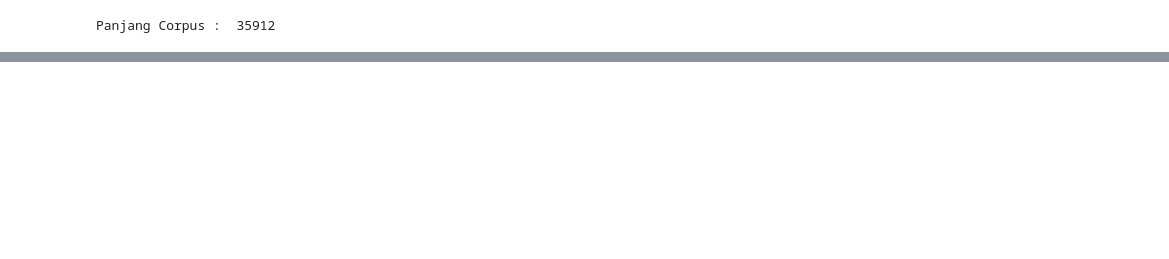
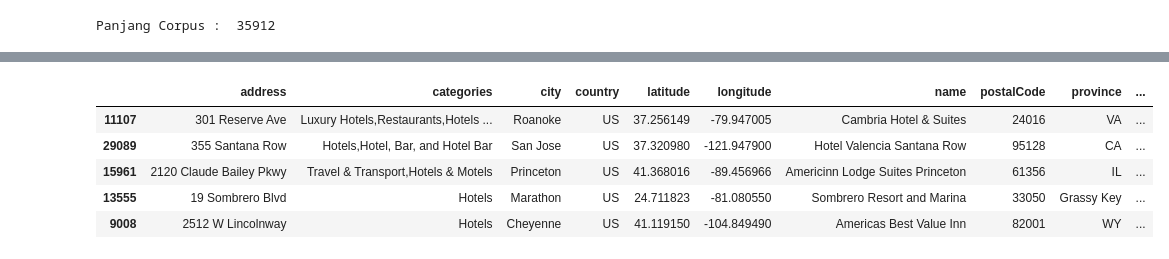
Before and after one commit to kristaLumbantoruan/PBA_Evlogimenos, a Jupyter notebook: NLP Project.ipynb, the cells around one changed output, grey strips where cells are left out. Drawn from its saved outputs; the diff is of its cells as text; code cells hidden in the pictures; blank space fills up the shorter version.

Commit message:
Data preprocessing

```diff
--- a/NLP Project.ipynb
+++ b/NLP Project.ipynb
@@ -40,0 +42,3 @@ corpus = pd.read_csv("./7282_1.csv")
+# %%
+#import data
+corpus = pd.read_csv("/content/drive/MyDrive/PROYEK/Proyek PBA/7282_1.csv")
@@ -45 +71,11 @@ Panjang Corpus :  35912
+# %%
+#Show 5 sample data
+corpus.sample(5)
+# %% [output]
+|  | address | categories | city | country | latitude | longitude | name | postalCode | province | ... |
+| 11107 | 301 Reserve Ave | Luxury Hotels,Restaurants,Hotels ... | Roanoke | US | 37.256149 | -79.947005 | Cambria Hotel & Suites | 24016 | VA | ... |
+| 29089 | 355 Santana Row | Hotels,Hotel, Bar, and Hotel Bar | San Jose | US | 37.320980 | -121.947900 | Hotel Valencia Santana Row | 95128 | CA | ... |
+| 15961 | 2120 Claude Bailey Pkwy | Travel & Transport,Hotels & Motels | Princeton | US | 41.368016 | -89.456966 | Americinn Lodge Suites Princeton | 61356 | IL | ... |
+| 13555 | 19 Sombrero Blvd | Hotels | Marathon | US | 24.711823 | -81.080550 | Sombrero Resort and Marina | 33050 | Grassy Key | ... |
+| 9008 | 2512 W Lincolnway | Hotels | Cheyenne | US | 41.119150 | -104.849490 | Americas Best Value Inn | 82001 | WY | ... |
 # %%
```
Also changed, not shown: parts of 19 cells of this notebook.
